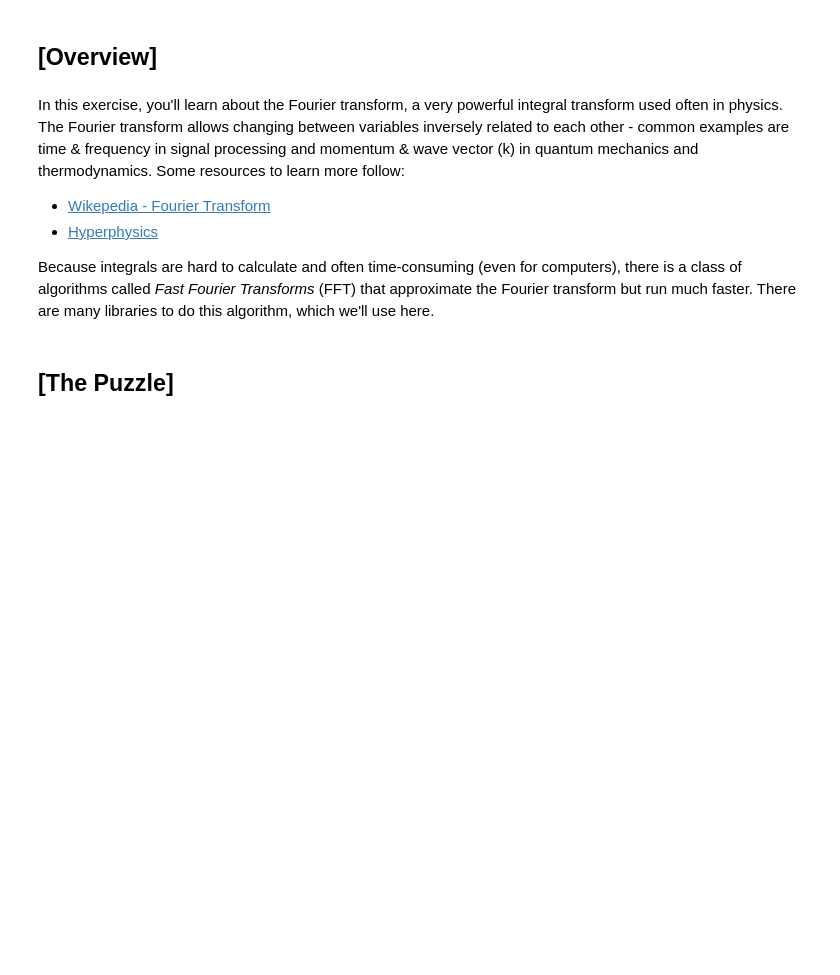
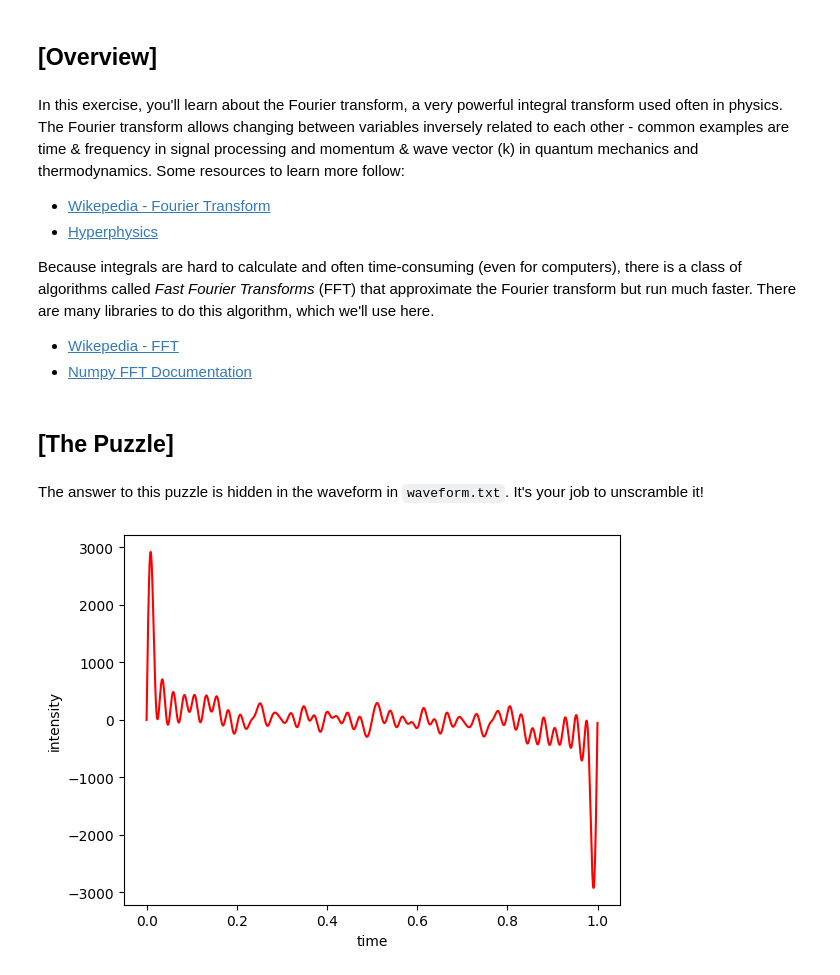
Before and after one commit to Humboldt-Penguin/SPS_23Sp_PythonHackEvent, a Jupyter notebook: exercises/04_fourier_transforming/04_fourier_transforming.ipynb, the cells around one changed output. Saved outputs shown, nothing was run; the diff lists cells and outputs as text; code cells hidden in the pictures; blank space fills up the shorter version.

```diff
--- a/exercises/04_fourier_transforming/04_fourier_transforming.ipynb
+++ b/exercises/04_fourier_transforming/04_fourier_transforming.ipynb
@@ -9,6 +9,11 @@ In this exercise, you'll learn about the Fourier transform, a very powerful inte
 - [Hyperphysics](http://hyperphysics.phy-astr.gsu.edu/hbase/Math/fft.html#c1)
 
 Because integrals are hard to calculate and often time-consuming (even for computers), there is a class of algorithms called *Fast Fourier Transforms* (FFT) that approximate the Fourier transform but run much faster. There are many libraries to do this algorithm, which we'll use here.
+
+- [Wikepedia - FFT](https://en.wikipedia.org/wiki/Fast_Fourier_transform)
+- [Numpy FFT Documentation](https://numpy.org/doc/stable/reference/generated/numpy.fft.fft.html)
 # %% [markdown]
 ## [The Puzzle]
+# %% [markdown]
+The answer to this puzzle is hidden in the waveform in `waveform.txt`. It's your job to unscramble it!
 # %%
@@ -16 +23,16 @@ import numpy as np
 import matplotlib.pyplot as plt
+# %%
+# the wave
+x = np.loadtxt('waveform.txt')
+# how many data points we have
+N = len(x)
+# the time series
+t = np.arange(N) / N
+
+# plot the waveform
+plt.plot(t, x, 'r')
+plt.xlabel('time')
+plt.ylabel('intensity')
+plt.show()
+# %% [output]
+[figure, added]
```
Also changed, not shown: parts of 14 cells of this notebook, 1 other file.
